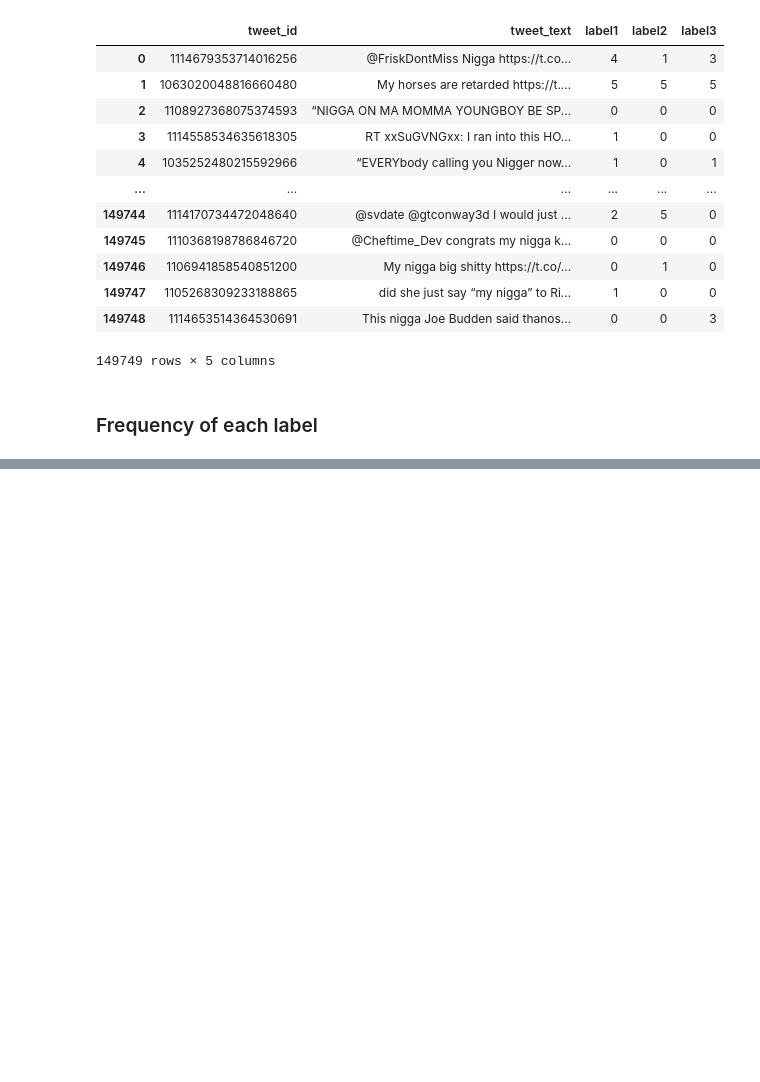
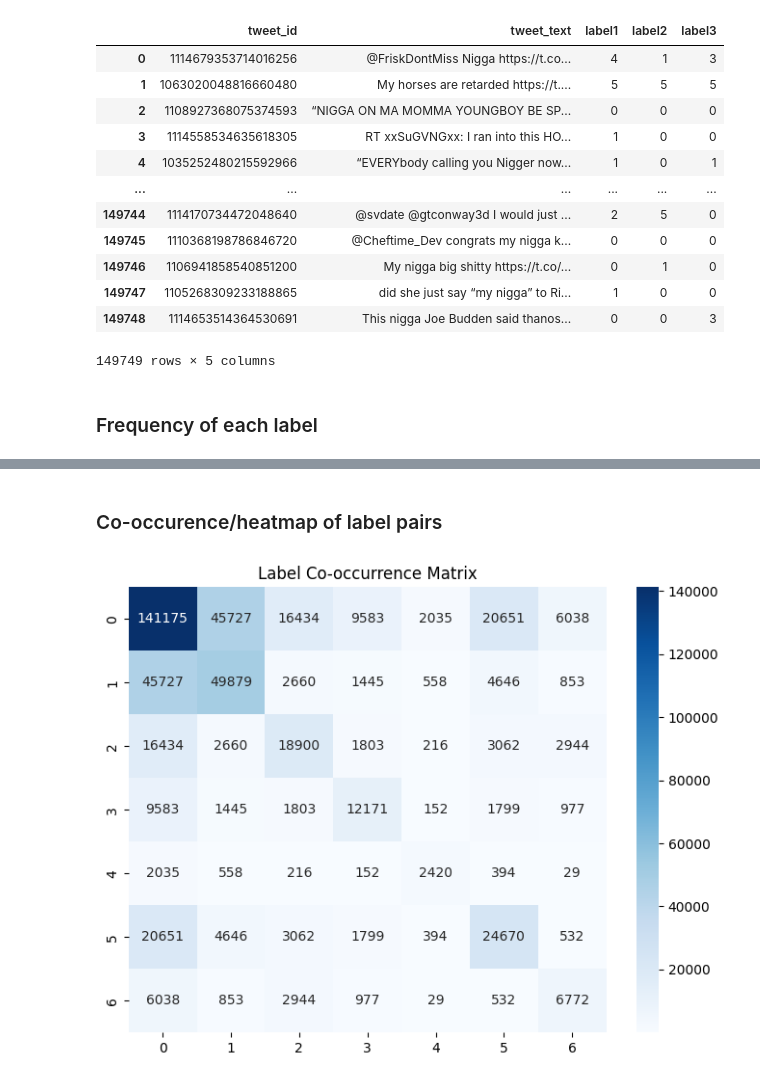
Before and after one commit to raymondcen/Automated-Content-Moderation, a Jupyter notebook: notebook/EDA.ipynb, the cells around one changed output, grey strips where cells are left out. Drawn from its saved outputs; the diff is of its cells as text; code cells hidden in the pictures; blank space fills up the shorter version.

```diff
--- a/notebook/EDA.ipynb
+++ b/notebook/EDA.ipynb
@@ -344,0 +355,29 @@ plt.show()
+# %% [markdown]
+### Co-occurence/heatmap of label pairs
+# %%
+from itertools import combinations
+
+# Collect all unique label values
+all_labels = pd.unique(df[['label1','label2','label3']].values.ravel())
+all_labels.sort()
+
+# Initialize co-occurrence matrix
+co_mat = pd.DataFrame(0, index=all_labels, columns=all_labels, dtype=int)
+
+# Loop rows, update counts
+for _, row in df[['label1','label2','label3']].iterrows():
+    labels = set(row.values)
+    for a, b in combinations(labels, 2):   # all unique pairs
+        co_mat.loc[a,b] += 1
+        co_mat.loc[b,a] += 1
+    # diagonal = count of each label
+    for l in labels:
+        co_mat.loc[l,l] += 1
+
+# Visualize
+plt.figure(figsize=(8,6))
+sns.heatmap(co_mat, annot=True, fmt="d", cmap="Blues")
+plt.title("Label Co-occurrence Matrix")
+plt.show()
+# %% [output]
+[figure, added]
```
Also changed, not shown: parts of 2 cells of this notebook.
